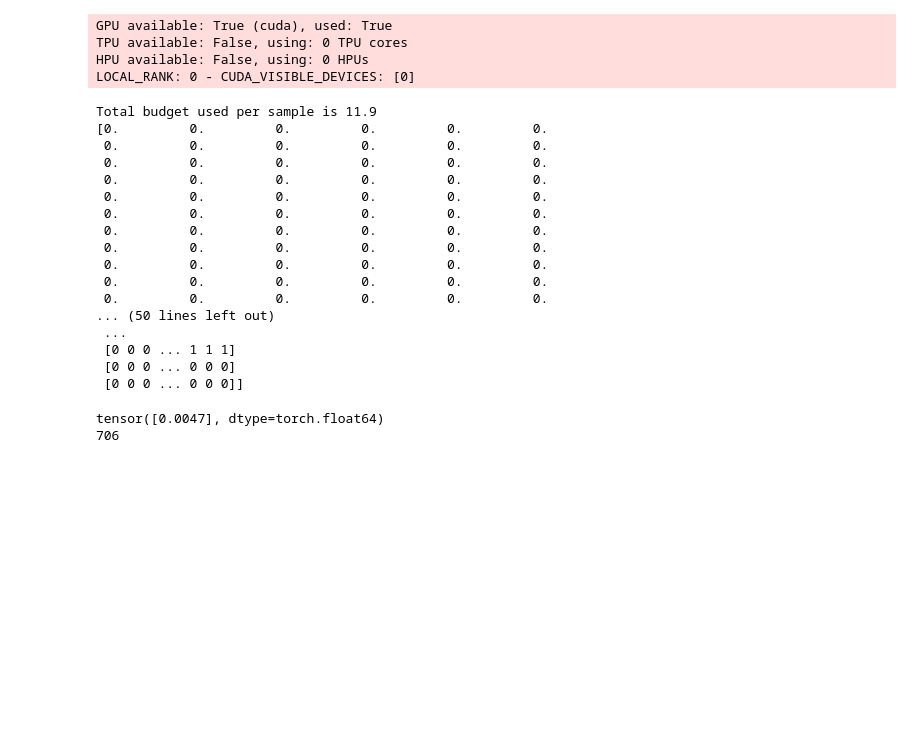
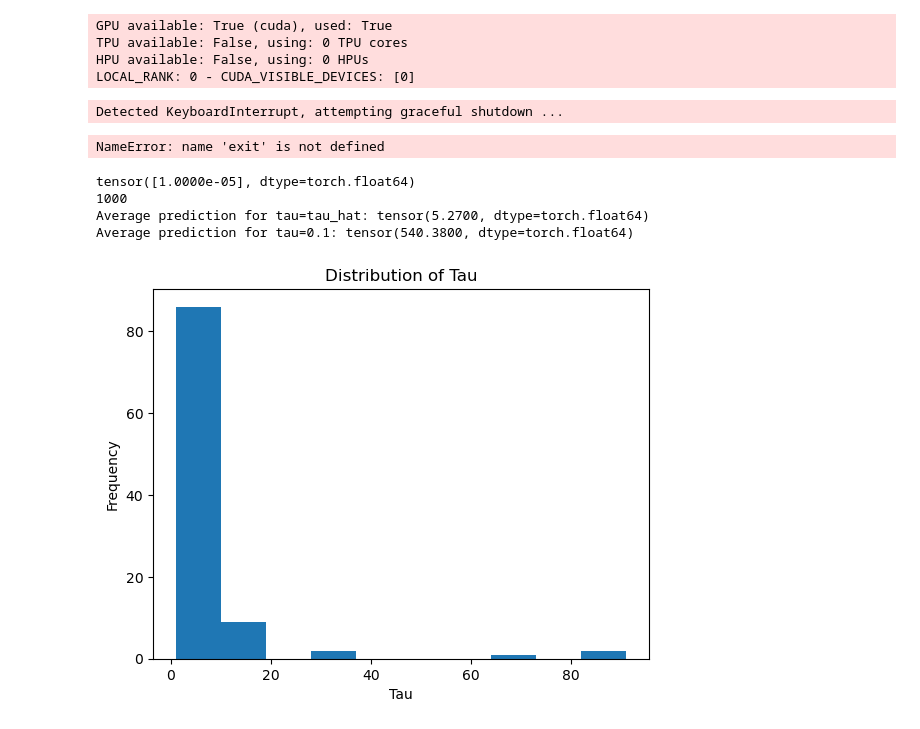
Before and after one commit to giladfrid009/llm-survival, a Jupyter notebook: real_data_conformal.ipynb, the cells around one changed output. Cells and saved outputs as stored; diff of their text form; code cells hidden in the pictures; blank space fills up the shorter version.

```diff
--- a/real_data_conformal.ipynb
+++ b/real_data_conformal.ipynb
@@ -142,33 +79,32 @@ trainer = pl.Trainer()
 target_taus = torch.tensor([0.1])
 canidate_taus = torch.tensor(np.logspace(-5, -1, 200))
 
-a_hat, max_est = conformalize(trainer=trainer, model=model, target_taus=target_taus, canidate_taus=canidate_taus, X=cal_prompts, generation_backend=generator_backend, rating_backend=rater_backend,
-                              budget_per_sample=20, share_budget=True, min_sample_size=0.05, text_prep_func=lambda gen: gen.prompt + gen.output)
+tau_hat, max_est, q_hat = conformalize(trainer=trainer, model=model, target_taus=target_taus, canidate_taus=canidate_taus, X=cal_prompts, generation_backend=generator_backend, rating_backend=rater_backend,
+                              budget_per_sample=200, share_budget=True, min_sample_size=0.05, text_prep_func=lambda gen: gen.prompt + gen.output)
 # %% [output]
 GPU available: True (cuda), used: True
 TPU available: False, using: 0 TPU cores
 HPU available: False, using: 0 HPUs
 LOCAL_RANK: 0 - CUDA_VISIBLE_DEVICES: [0]
-Total budget used per sample is 11.9
-[0.         0.         0.         0.         0.         0.
- 0.         0.         0.         0.         0.         0.
- 0.         0.         0.         0.         0.         0.
- 0.         0.         0.         0.         0.         0.
- 0.         0.         0.         0.         0.         0.
- 0.         0.         0.         0.         0.         0.
- 0.         0.         0.         0.         0.         0.
- 0.         0.         0.         0.         0.         0.
- 0.         0.         0.         0.         0.         0.
- 0.         0.         0.         0.         0.         0.
- 0.         0.         0.         0.         0.         0.
-... (50 lines left out)
- ...
- [0 0 0 ... 1 1 1]
- [0 0 0 ... 0 0 0]
- [0 0 0 ... 0 0 0]]
+Detected KeyboardInterrupt, attempting graceful shutdown ...
+NameError: name 'exit' is not defined
-# %%
-print(a_hat)
-print(max_est)
-# %% [output]
-tensor([0.0047], dtype=torch.float64)
-706
+# %%
+print(tau_hat)
+print(max_est)
+# Print the average prediction for tau=tau_hat
+idx_tau_hat = (taus - tau_hat).abs().argmin()
+print("Average prediction for tau=tau_hat:", torch.mean(torch.stack([item['tau'][idx_tau_hat] for item in pred])))
+print("Average prediction for tau=0.1:", torch.mean(torch.stack([item['tau'][idx] for item in pred])))
+
+# Plot the distribution of [item['tau'][idx_tau_hat].item() for item in pred]
+plt.hist(q_hat)
+plt.xlabel("Tau")
+plt.ylabel("Frequency")
+plt.title("Distribution of Tau")
+plt.show()
+# %% [output]
+tensor([1.0000e-05], dtype=torch.float64)
+1000
+Average prediction for tau=tau_hat: tensor(5.2700, dtype=torch.float64)
+Average prediction for tau=0.1: tensor(540.3800, dtype=torch.float64)
+[figure, added]
```
Also changed, not shown: parts of 7 cells of this notebook.
